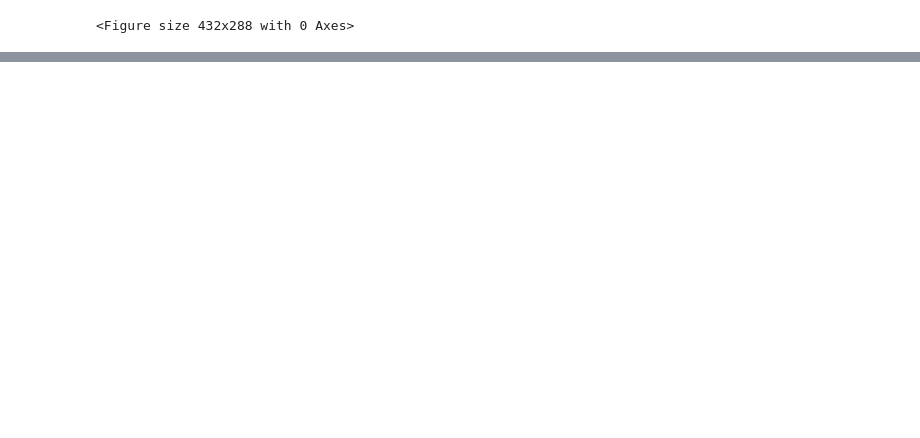
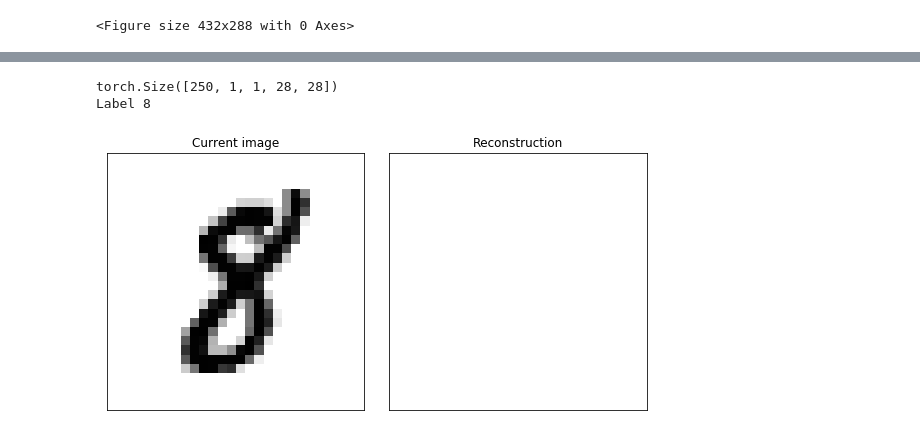
Before and after one commit to Nehil971/Satge_L3, a Jupyter notebook: Début_test.ipynb, the cells around one changed output, grey strips where cells are left out. Drawn from its saved outputs; the diff is of its cells as text; code cells hidden in the pictures; blank space fills up the shorter version.

```diff
--- a/Début_test.ipynb
+++ b/Début_test.ipynb
@@ -275,0 +337,11 @@ if plot:
+# %%
+from bindsnet.analysis.plotting import plot_input
+
+print(batch['encoded_image'].size())
+
+plot_input(batch['image'][0][0],batch['encoded_image'][0][0][0])
+print("Label %d"%batch['label'])
+# %% [output]
+torch.Size([250, 1, 1, 28, 28])
+Label 8
+[figure, added]
```
Also changed, not shown: parts of 11 cells of this notebook.
